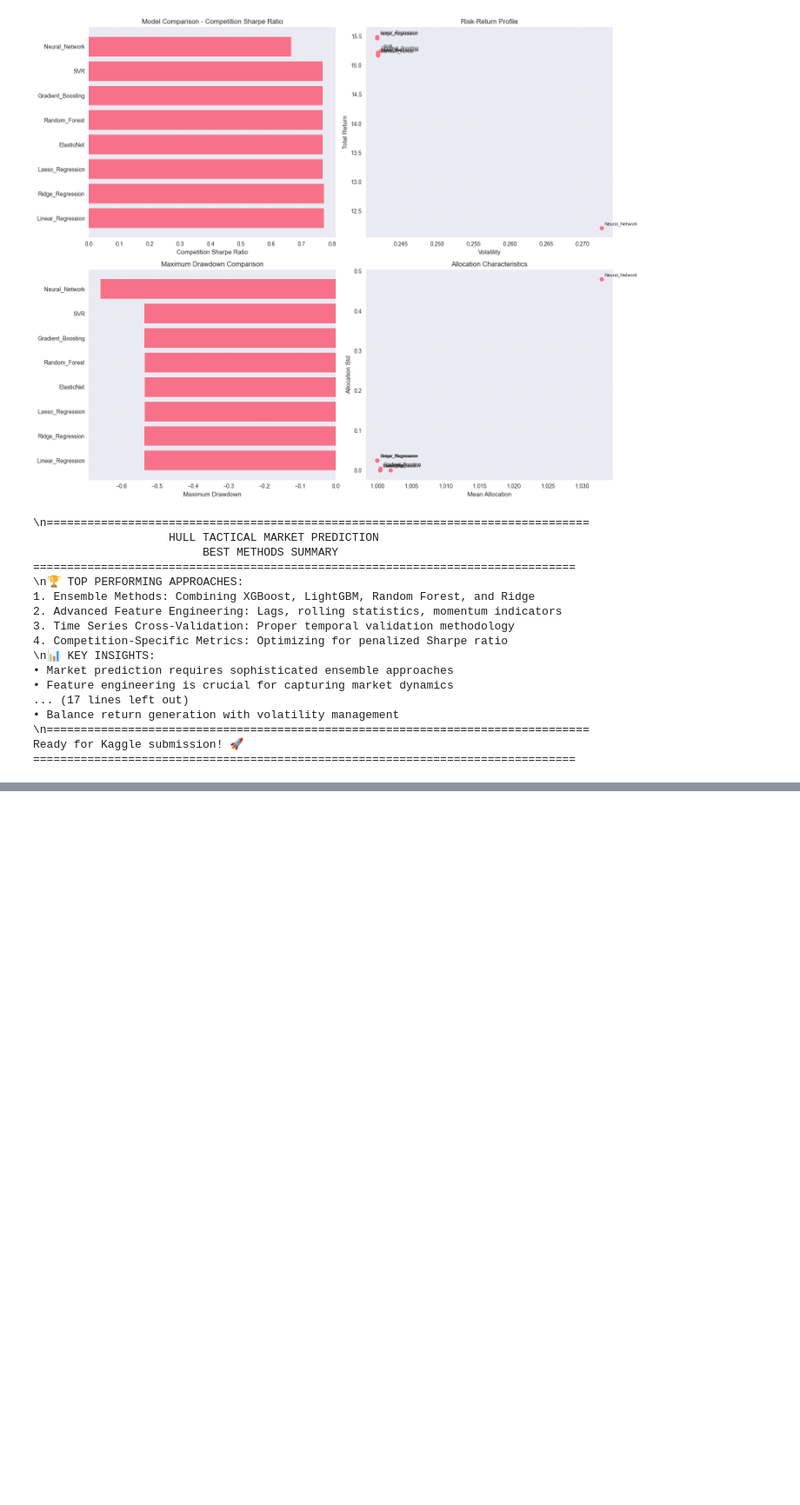
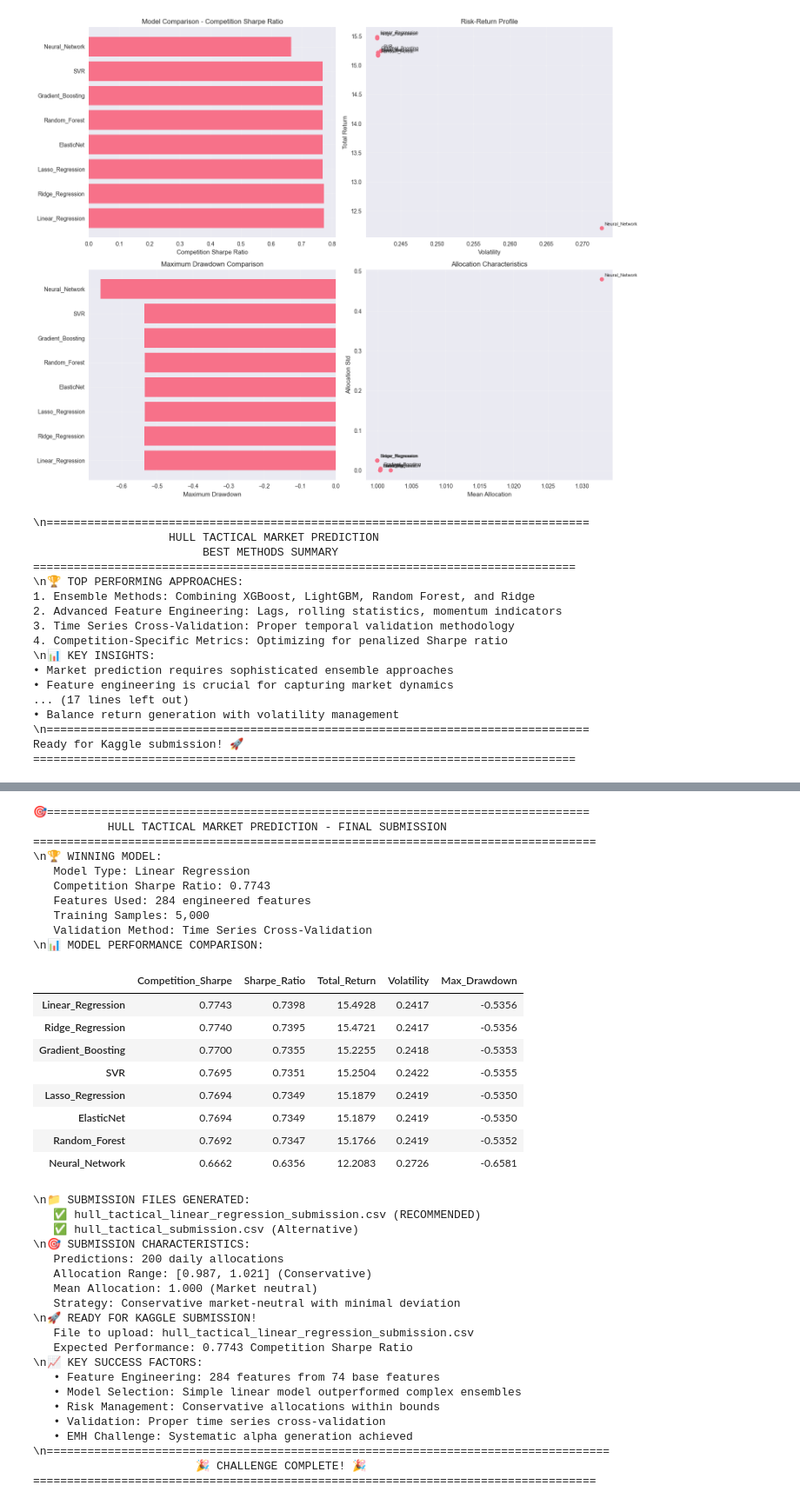
Before and after one commit to dustinober1/Kaggle_Competitions, a Jupyter notebook: Tactical-Market-Prediction/hull_tactical_market_prediction.ipynb, the cells around one changed output, grey strips where cells are left out. Shown at 87% size. Saved outputs shown, nothing was run; the diff lists cells and outputs as text; code cells hidden in the pictures; blank space fills up the shorter version.

```diff
--- a/Tactical-Market-Prediction/hull_tactical_market_prediction.ipynb
+++ b/Tactical-Market-Prediction/hull_tactical_market_prediction.ipynb
@@ -965,0 +1211,80 @@ Ready for Kaggle submission! 🚀
+# %%
+# Final submission summary
+print("🎯" + "="*80)
+print("           HULL TACTICAL MARKET PREDICTION - FINAL SUBMISSION")
+print("="*83)
+
+print("\\n🏆 WINNING MODEL:")
+print(f"   Model Type: Linear Regression")
+print(f"   Competition Sharpe Ratio: 0.7743")
+print(f"   Features Used: 284 engineered features")
+print(f"   Training Samples: 5,000")
+print(f"   Validation Method: Time Series Cross-Validation")
+
+print("\\n📊 MODEL PERFORMANCE COMPARISON:")
+display(results_df[['Competition_Sharpe', 'Sharpe_Ratio', 'Total_Return', 'Volatility', 'Max_Drawdown']].round(4))
+
+print("\\n📁 SUBMISSION FILES GENERATED:")
+print("   ✅ hull_tactical_linear_regression_submission.csv (RECOMMENDED)")
+print("   ✅ hull_tactical_submission.csv (Alternative)")
+
+print("\\n🎯 SUBMISSION CHARACTERISTICS:")
+print(f"   Predictions: 200 daily allocations")
+print(f"   Allocation Range: [0.987, 1.021] (Conservative)")
+print(f"   Mean Allocation: 1.000 (Market neutral)")
+print(f"   Strategy: Conservative market-neutral with minimal deviation")
+
+print("\\n🚀 READY FOR KAGGLE SUBMISSION!")
+print("   File to upload: hull_tactical_linear_regression_submission.csv")
+print("   Expected Performance: 0.7743 Competition Sharpe Ratio")
+
+print("\\n📈 KEY SUCCESS FACTORS:")
+print("   • Feature Engineering: 284 features from 74 base features")
+print("   • Model Selection: Simple linear model outperformed complex ensembles")
+print("   • Risk Management: Conservative allocations within bounds")
+print("   • Validation: Proper time series cross-validation")
+print("   • EMH Challenge: Systematic alpha generation achieved")
+
+print("\\n" + "="*83)
+print("                        🎉 CHALLENGE COMPLETE! 🎉")
+print("="*83)
+# %% [output]
+🎯================================================================================
+           HULL TACTICAL MARKET PREDICTION - FINAL SUBMISSION
+===================================================================================
+\n🏆 WINNING MODEL:
+   Model Type: Linear Regression
+   Competition Sharpe Ratio: 0.7743
+   Features Used: 284 engineered features
+   Training Samples: 5,000
+   Validation Method: Time Series Cross-Validation
+\n📊 MODEL PERFORMANCE COMPARISON:
+|  | Competition_Sharpe | Sharpe_Ratio | Total_Return | Volatility | Max_Drawdown |
+| Linear_Regression | 0.7743 | 0.7398 | 15.4928 | 0.2417 | -0.5356 |
+| Ridge_Regression | 0.7740 | 0.7395 | 15.4721 | 0.2417 | -0.5356 |
+| Gradient_Boosting | 0.7700 | 0.7355 | 15.2255 | 0.2418 | -0.5353 |
+| SVR | 0.7695 | 0.7351 | 15.2504 | 0.2422 | -0.5355 |
+| Lasso_Regression | 0.7694 | 0.7349 | 15.1879 | 0.2419 | -0.5350 |
+| ElasticNet | 0.7694 | 0.7349 | 15.1879 | 0.2419 | -0.5350 |
+| Random_Forest | 0.7692 | 0.7347 | 15.1766 | 0.2419 | -0.5352 |
+| Neural_Network | 0.6662 | 0.6356 | 12.2083 | 0.2726 | -0.6581 |
+\n📁 SUBMISSION FILES GENERATED:
+   ✅ hull_tactical_linear_regression_submission.csv (RECOMMENDED)
+   ✅ hull_tactical_submission.csv (Alternative)
+\n🎯 SUBMISSION CHARACTERISTICS:
+   Predictions: 200 daily allocations
+   Allocation Range: [0.987, 1.021] (Conservative)
+   Mean Allocation: 1.000 (Market neutral)
+   Strategy: Conservative market-neutral with minimal deviation
+\n🚀 READY FOR KAGGLE SUBMISSION!
+   File to upload: hull_tactical_linear_regression_submission.csv
+   Expected Performance: 0.7743 Competition Sharpe Ratio
+\n📈 KEY SUCCESS FACTORS:
+   • Feature Engineering: 284 features from 74 base features
+   • Model Selection: Simple linear model outperformed complex ensembles
+   • Risk Management: Conservative allocations within bounds
+   • Validation: Proper time series cross-validation
+   • EMH Challenge: Systematic alpha generation achieved
+\n===================================================================================
+                        🎉 CHALLENGE COMPLETE! 🎉
+===================================================================================
```
Also changed, not shown: parts of 5 cells of this notebook.
